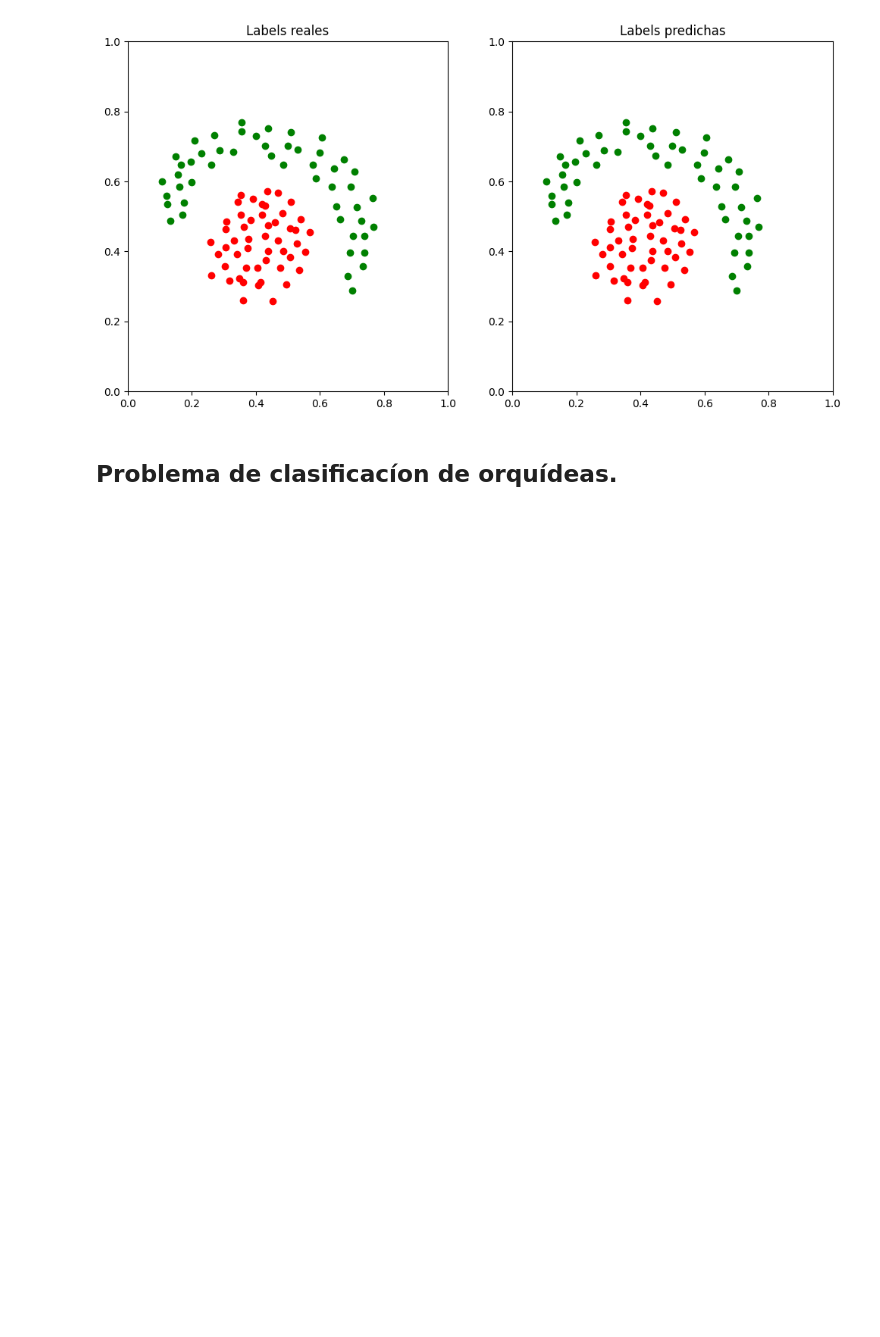
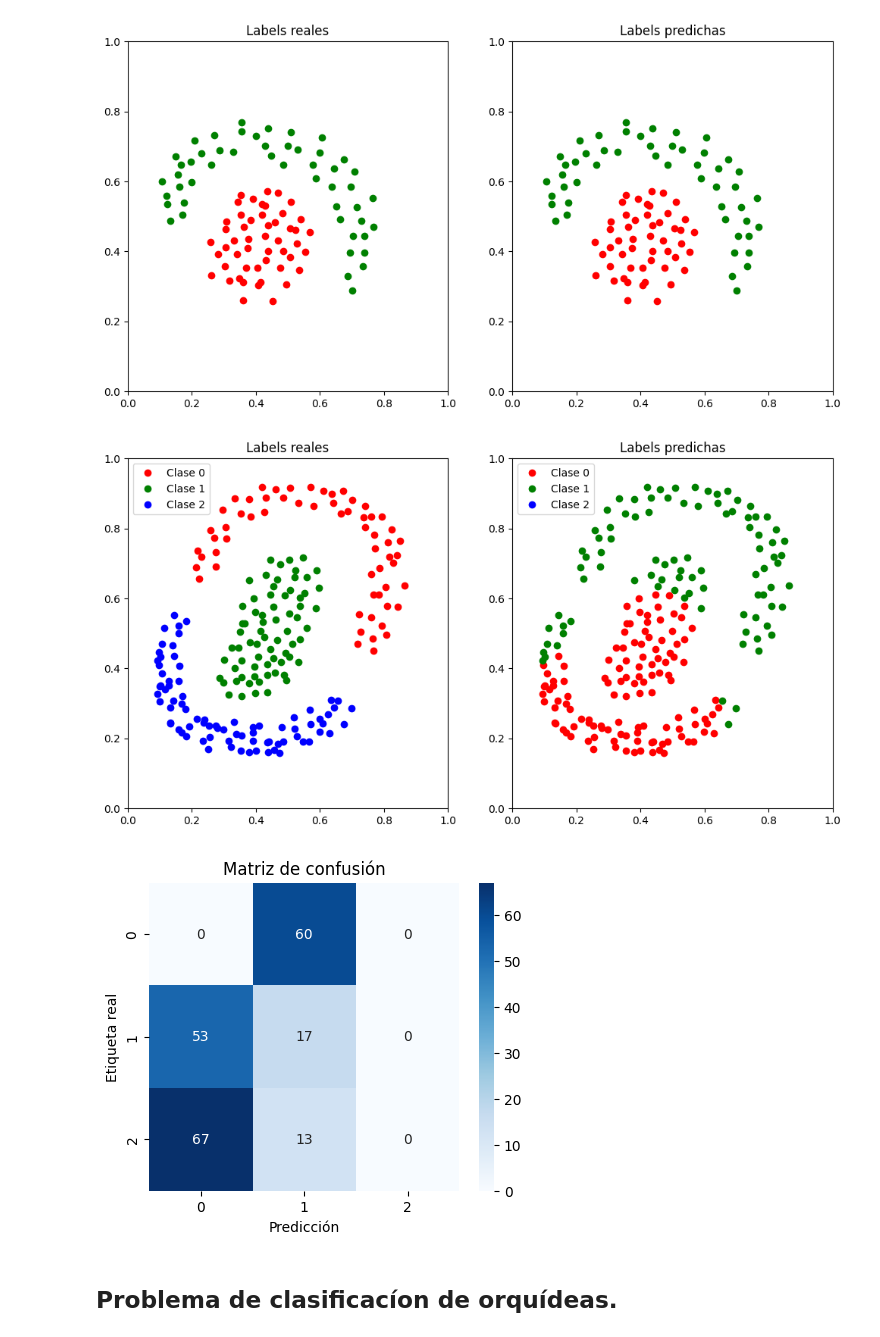
Before and after one commit to miguel-mxrxrx04/neuralnetworkfromscratch, a Jupyter notebook: Perceptrones/perceptron_alumno.ipynb, the cells around one changed output. Cells and saved outputs as stored; diff of their text form; code cells hidden in the pictures; blank space fills up the shorter version.

```diff
--- a/Perceptrones/perceptron_alumno.ipynb
+++ b/Perceptrones/perceptron_alumno.ipynb
@@ -427,6 +505,58 @@ axs[1].set_title('Labels predichas')
 plt.show()
 # %% [output]
 [figure]
+# %%
+from sklearn.metrics import confusion_matrix
+import seaborn as sns
+
+# Cargamos el modelo entrenado y nuestros datos (X, d)
+p = pickle.load(open(f'./models/data_2classes_nonlinear_2D.pkl', 'rb'))
+
+# Obtenemos las predicciones del modelo al propagar las entradas
+predictions = p.forward(X)
+
+# Determinamos las etiquetas predichas cogiendo el índice de la neurona con mayor salida
+predicted_labels = np.argmax(predictions, axis=1)
+
+# Determinamos las etiquetas reales (supuesto one-hot), cogiendo el índice donde vale 1
+true_labels = np.argmax(d, axis=1)
+
+# Creamos la figura para mostrar las etiquetas reales vs. predichas
+fig, axs = plt.subplots(1, 2, figsize=(12, 6))
+
+# Mostramos las etiquetas reales
+# (comentario breve: 'set_xlim' y 'set_ylim' fijan el rango de ejes en el [0,1])
+axs[0].set_xlim(0, 1)
+axs[0].set_ylim(0, 1)
+axs[0].plot(X[true_labels == 0, 0], X[true_labels == 0, 1], 'ro', label='Clase 0')
+axs[0].plot(X[true_labels == 1, 0], X[true_labels == 1, 1], 'go', label='Clase 1')
+axs[0].plot(X[true_labels == 2, 0], X[true_labels == 2, 1], 'bo', label='Clase 2')
+axs[0].set_title('Labels reales')
+axs[0].legend()
+
+# Mostramos las etiquetas predichas
+axs[1].set_xlim(0, 1)
+axs[1].set_ylim(0, 1)
+axs[1].plot(X[predicted_labels == 0, 0], X[predicted_labels == 0, 1], 'ro', label='Clase 0')
+axs[1].plot(X[predicted_labels == 1, 0], X[predicted_labels == 1, 1], 'go', label='Clase 1')
+axs[1].plot(X[predicted_labels == 2, 0], X[predicted_labels == 2, 1], 'bo', label='Clase 2')
+axs[1].set_title('Labels predichas')
+axs[1].legend()
+
+plt.show()
+
+# Crear y mostrar la matriz de confusión
+# (comentario breve: la diagonal nos indica los aciertos)
+cm = confusion_matrix(true_labels, predicted_labels)
+plt.figure(figsize=(5,4))
+sns.heatmap(cm, annot=True, cmap='Blues', fmt='g')
+plt.title('Matriz de confusión')
+plt.xlabel('Predicción')
+plt.ylabel('Etiqueta real')
+plt.show()
+# %% [output]
+[figure, added]
+[figure, added]
 # %% [markdown]
 ## Problema de clasificacíon de orquídeas.
 # %%
```
Also changed, not shown: parts of 18 cells of this notebook, 20 other files.
